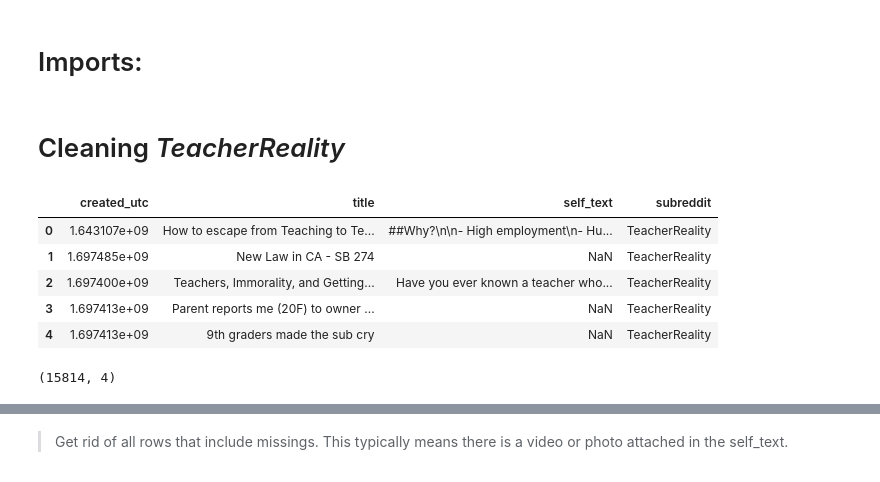
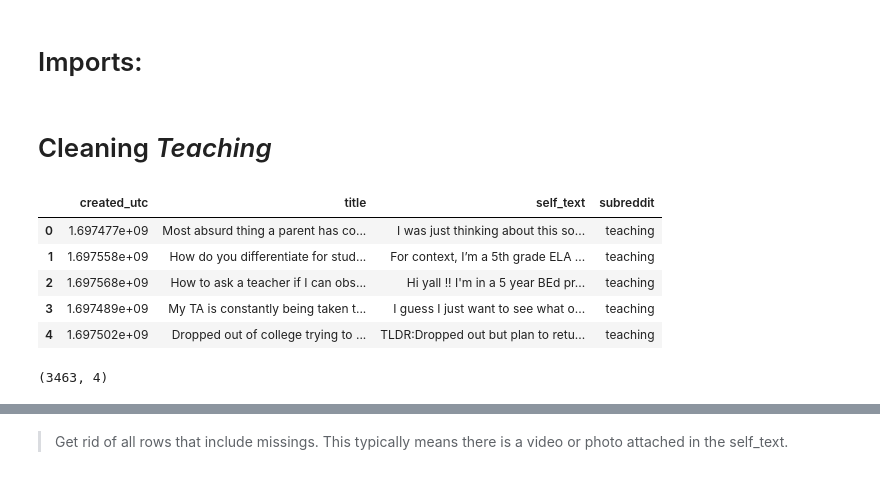
Before and after one commit to kier-johns/project-3, a Jupyter notebook: code/02 - cleaning.ipynb, the cells around one changed output, grey strips where cells are left out. Saved outputs shown, nothing was run; the diff lists cells and outputs as text; code cells hidden in the pictures.

```diff
--- a/code/02 - cleaning.ipynb
+++ b/code/02 - cleaning.ipynb
@@ -4,20 +4,20 @@
 import numpy as np
 import pandas as pd
 # %% [markdown]
-# Cleaning _TeacherReality_
+# Cleaning _Teaching_
 # %%
-teacher_reality = pd.read_csv('../data/teacherreality_posts.csv')
+teaching = pd.read_csv('../data/teaching_posts.csv')
 # %%
-teacher_reality.head()
+teaching.head()
 # %% [output]
 |  | created_utc | title | self_text | subreddit |
-| 0 | 1.643107e+09 | How to escape from Teaching to Te... | ##Why?\n\n- High employment\n- Hu... | TeacherReality |
-| 1 | 1.697485e+09 | New Law in CA - SB 274 | NaN | TeacherReality |
-| 2 | 1.697400e+09 | Teachers, Immorality, and Getting... | Have you ever known a teacher who... | TeacherReality |
-| 3 | 1.697413e+09 | Parent reports me (20F) to owner ... | NaN | TeacherReality |
-| 4 | 1.697413e+09 | 9th graders made the sub cry | NaN | TeacherReality |
+| 0 | 1.697477e+09 | Most absurd thing a parent has co... | I was just thinking about this so... | teaching |
+| 1 | 1.697558e+09 | How do you differentiate for stud... | For context, I’m a 5th grade ELA ... | teaching |
+| 2 | 1.697568e+09 | How to ask a teacher if I can obs... | Hi yall !! I'm in a 5 year BEd pr... | teaching |
+| 3 | 1.697489e+09 | My TA is constantly being taken t... | I guess I just want to see what o... | teaching |
+| 4 | 1.697502e+09 | Dropped out of college trying to ... | TLDR:Dropped out but plan to retu... | teaching |
 # %%
-teacher_reality.shape
+teaching.shape
 # %% [output]
-(15814, 4)
+(3463, 4)
 # %%
```
Also changed, not shown: parts of 19 cells of this notebook, 15 other files.
